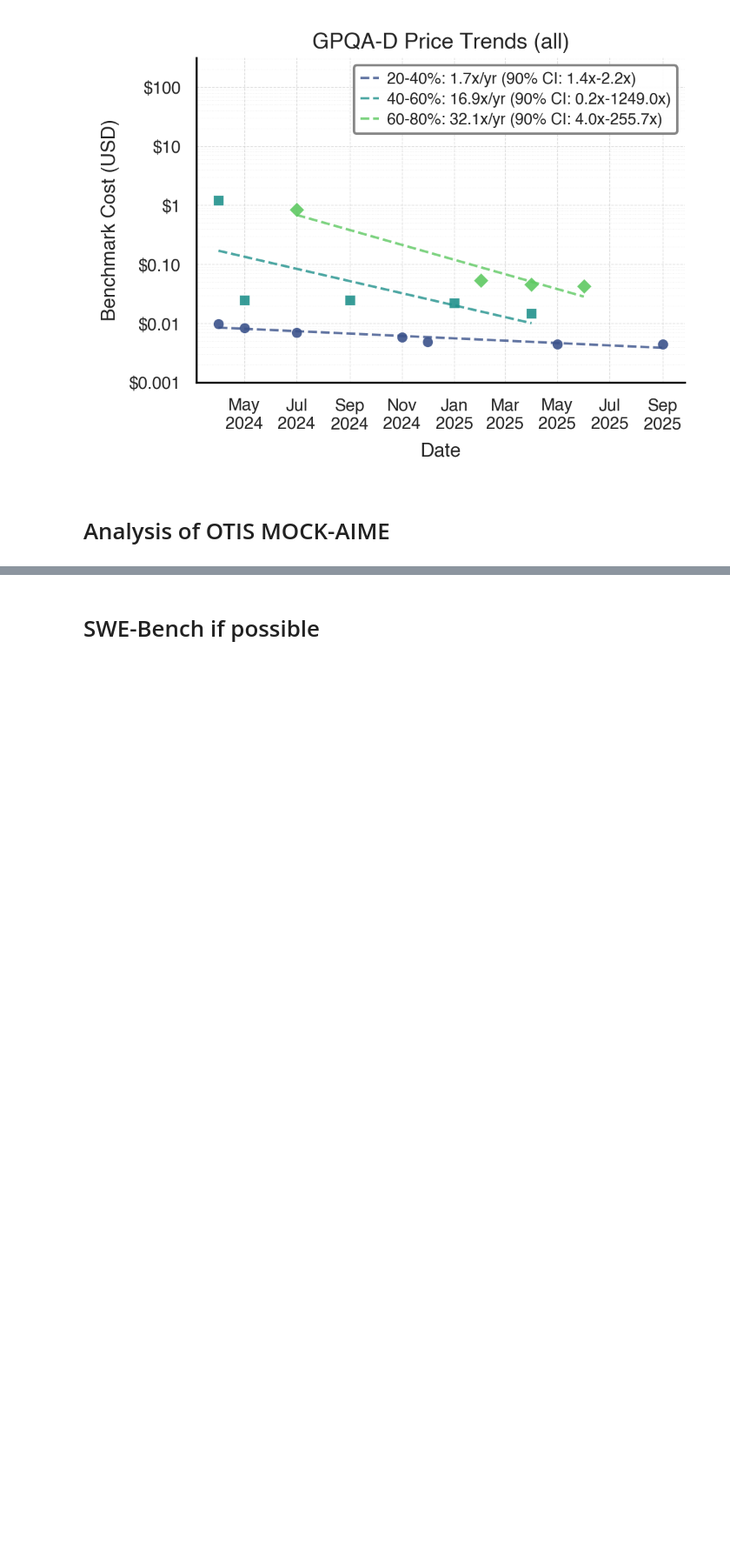
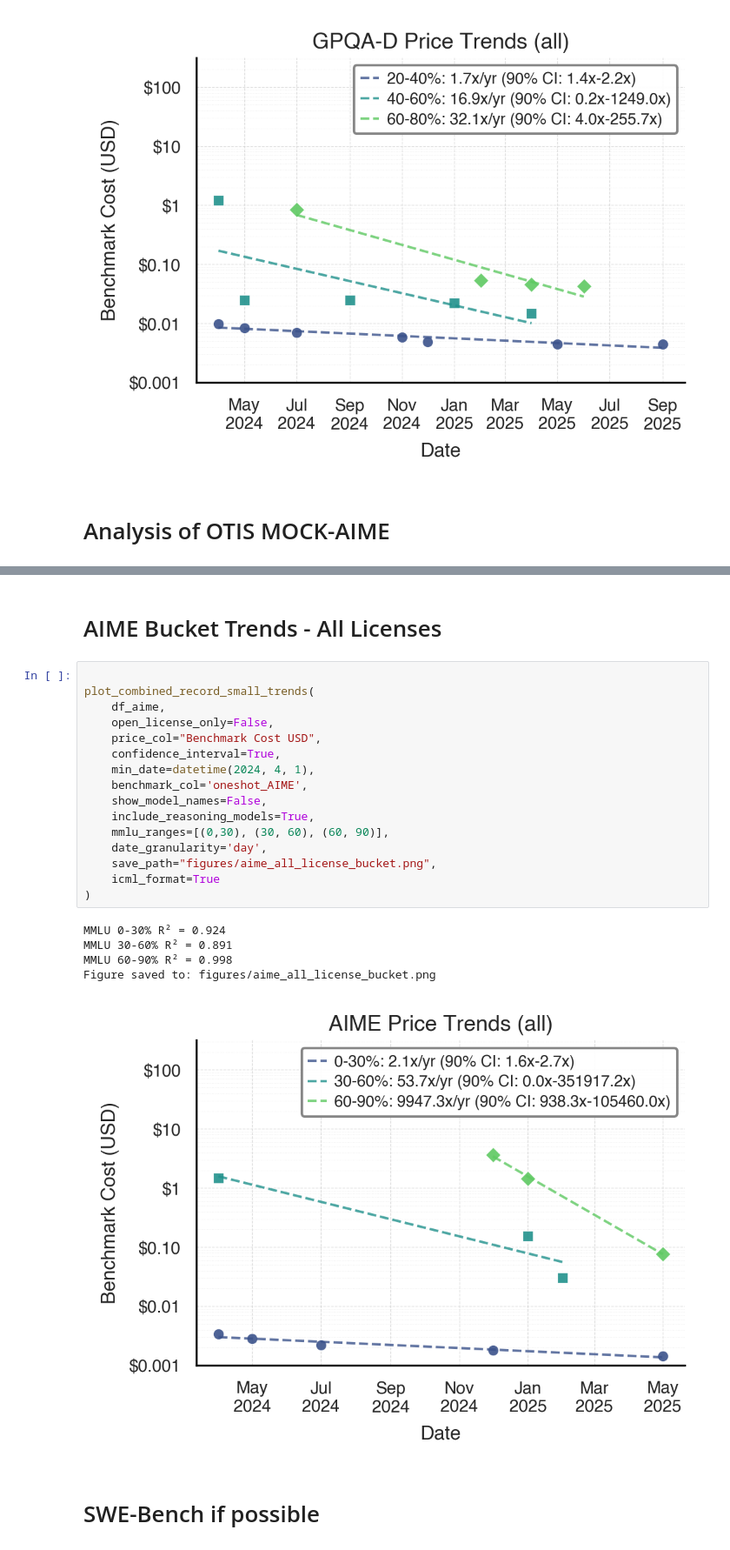
Before and after one commit to hansgundlach/Algorithmic_Progress_Inference, a Jupyter notebook: bucket_figure_trends.ipynb, the cells around one changed output, grey strips where cells are left out. Shown at 87% size. Saved outputs shown, nothing was run; the diff lists cells and outputs as text; blank space fills up the shorter version.

```diff
--- a/bucket_figure_trends.ipynb
+++ b/bucket_figure_trends.ipynb
@@ -915,3 +868,27 @@ Figure saved to: figures/aime_open_license_bucket.png
+# %% [markdown]
+# AIME Bucket Trends - All Licenses
+# %%
+
+plot_combined_record_small_trends(
+    df_aime,
+    open_license_only=False,
+    price_col="Benchmark Cost USD",
+    confidence_interval=True,
+    min_date=datetime(2024, 4, 1),
+    benchmark_col='oneshot_AIME',
+    show_model_names=False,
+    include_reasoning_models=True,
+    mmlu_ranges=[(0,30), (30, 60), (60, 90)],
+    date_granularity='day',
+    save_path="figures/aime_all_license_bucket.png",
+    icml_format=True
+)
+# %% [output]
+MMLU 0-30% R² = 0.924
+MMLU 30-60% R² = 0.891
+MMLU 60-90% R² = 0.998
+Figure saved to: figures/aime_all_license_bucket.png
+[figure, added]
 # %% [markdown]
 # SWE-Bench if possible
 # %%
```
Also changed, not shown: parts of 5 cells of this notebook, 49 other files.
